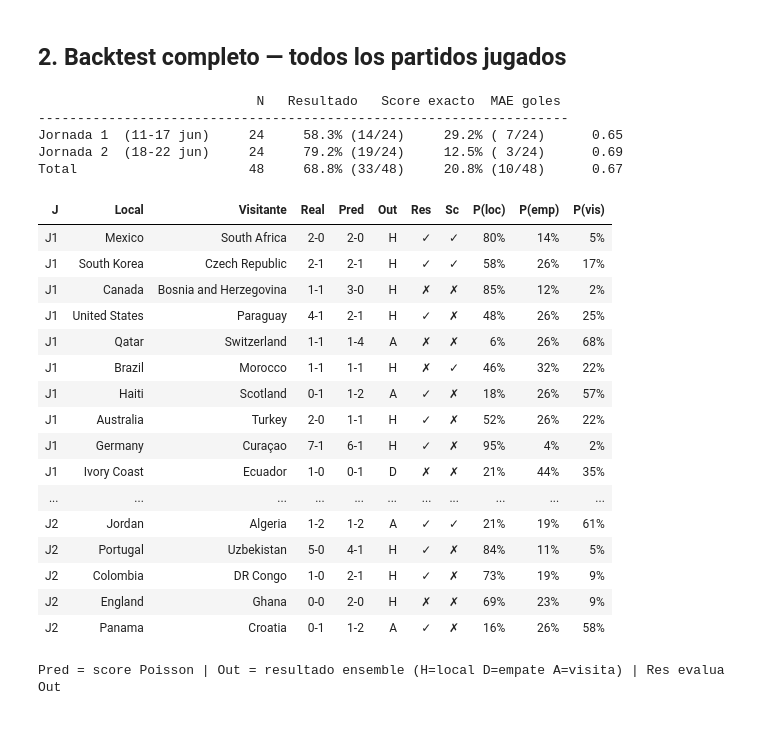
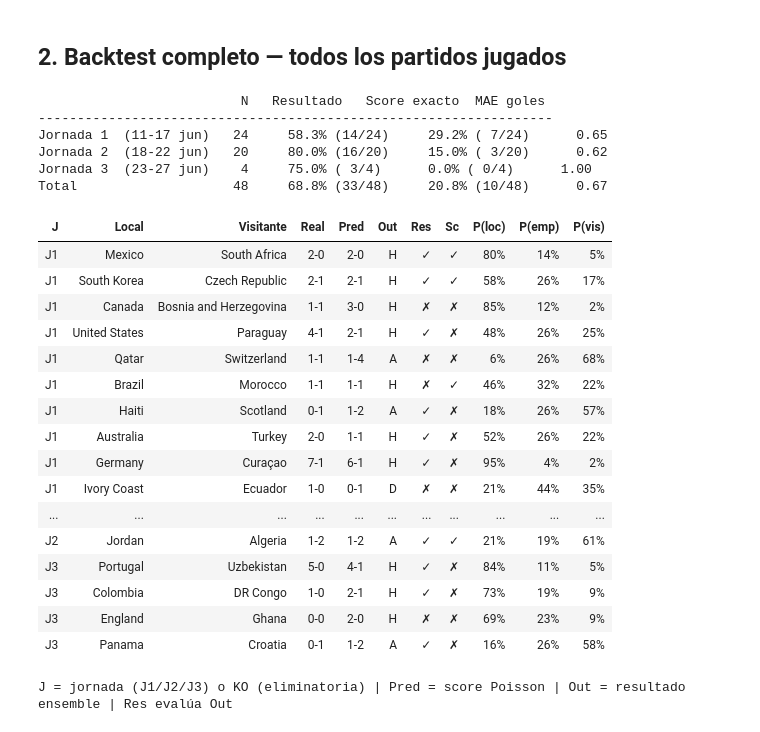
Before and after one commit to mathew-rojas/pred-mundial-2026, a Jupyter notebook: notebooks/04_live_wc2026.ipynb, the cells around one changed output. Cells and saved outputs as stored; diff of their text form; code cells hidden in the pictures.

```diff
--- a/notebooks/04_live_wc2026.ipynb
+++ b/notebooks/04_live_wc2026.ipynb
@@ -80,33 +220,54 @@ Grupo B
 # %% [markdown]
 ## 2. Backtest completo — todos los partidos jugados
 # %%
-md1_played = played[played['date'].dt.date <= pd.Timestamp('2026-06-17').date()]
-md2_played = played[played['date'].dt.date >= pd.Timestamp('2026-06-18').date()]
-
 def _backtest(df):
+    if len(df) == 0:
+        return None
     p = predict_matches(list(zip(df['home_team'], df['away_team'])), poisson, xgb, elo_ratings, neutral=True)
     return summary_metrics(evaluate(p, df))
 
-m1    = _backtest(md1_played)
-m2    = _backtest(md2_played)
-m_all = _backtest(played)
+# Group stage matchday segments
+md1 = gs_played[gs_played['date'].dt.date <= pd.Timestamp('2026-06-17').date()]
+md2 = gs_played[(gs_played['date'].dt.date >= pd.Timestamp('2026-06-18').date()) &
+                (gs_played['date'].dt.date <= pd.Timestamp('2026-06-22').date())]
+md3 = gs_played[gs_played['date'].dt.date >= pd.Timestamp('2026-06-23').date()]
 
-print(f"{'':24s} {'N':>4}  {'Resultado':>10}  {'Score exacto':>13}  {'MAE goles':>9}")
-print('-' * 68)
-for label, m in [('Jornada 1  (11-17 jun)', m1),
-                 ('Jornada 2  (18-22 jun)', m2),
-                 ('Total', m_all)]:
+# Knockout round segments (by match count: 16, 8, 4, 2, 2)
+ko_labels = ['Octavos (R32)', 'Ronda de 16', 'Cuartos', 'Semis', 'Final/3er']
+ko_sizes  = [16, 8, 4, 2, 2]
+ko_segs   = []
+start = 0
+for lbl, sz in zip(ko_labels, ko_sizes):
+    chunk = ko_played.iloc[start:start + sz]
+    if len(chunk) > 0:
+        ko_segs.append((lbl, chunk))
+    start += sz
+
+segments = []
+if len(md1) > 0: segments.append(('Jornada 1  (11-17 jun)', md1))
+if len(md2) > 0: segments.append(('Jornada 2  (18-22 jun)', md2))
+if len(md3) > 0: segments.append(('Jornada 3  (23-27 jun)', md3))
+segments.extend(ko_segs)
+segments.append(('Total', played))
+
+print(f"{'':22s} {'N':>4}  {'Resultado':>10}  {'Score exacto':>13}  {'MAE goles':>9}")
+print('-' * 66)
+for label, df_seg in segments:
+    m = _backtest(df_seg)
+    if not m or m.get('n_matches', 0) == 0:
+        continue
     n   = m['n_matches']
     ra  = m['result_accuracy']
     ep  = m['exact_score_pct']
     mae = (m['home_goal_mae'] + m['away_goal_mae']) / 2
-    print(f"{label:24s} {n:>4d}  {ra:>8.1%} ({int(ra*n):2d}/{n})  {ep:>8.1%} ({int(ep*n):2d}/{n})  {mae:>8.2f}")
+    print(f"{label:22s} {n:>4d}  {ra:>8.1%} ({int(ra*n):2d}/{n})  {ep:>8.1%} ({int(ep*n):2d}/{n})  {mae:>8.2f}")
 # %% [output]
-                            N   Resultado   Score exacto  MAE goles
---------------------------------------------------------------------
-Jornada 1  (11-17 jun)     24     58.3% (14/24)     29.2% ( 7/24)      0.65
-Jornada 2  (18-22 jun)     24     79.2% (19/24)     12.5% ( 3/24)      0.69
-Total                      48     68.8% (33/48)     20.8% (10/48)      0.67
+                          N   Resultado   Score exacto  MAE goles
+------------------------------------------------------------------
+Jornada 1  (11-17 jun)   24     58.3% (14/24)     29.2% ( 7/24)      0.65
+Jornada 2  (18-22 jun)   20     80.0% (16/20)     15.0% ( 3/20)      0.62
+Jornada 3  (23-27 jun)    4     75.0% ( 3/4)      0.0% ( 0/4)      1.00
+Total                    48     68.8% (33/48)     20.8% (10/48)      0.67
 # %%
 all_pairs = list(zip(played['home_team'], played['away_team']))
 preds_all = predict_matches(all_pairs, poisson, xgb, elo_ratings, neutral=True)
@@ -116,7 +277,11 @@ dates = played[['home_team', 'away_team', 'date']].copy()
 ev_all = ev_all.merge(dates, on=['home_team', 'away_team'], how='left')
 
 def _jornada(d):
-    return 'J1' if d.date() <= pd.Timestamp('2026-06-17').date() else 'J2'
+    dt = d.date()
+    if dt <= pd.Timestamp('2026-06-17').date(): return 'J1'
+    if dt <= pd.Timestamp('2026-06-22').date(): return 'J2'
+    if dt <= pd.Timestamp('2026-06-27').date(): return 'J3'
+    return 'KO'
 
 _out_label = {'home_win': 'H', 'draw': 'D', 'away_win': 'A'}
 
@@ -129,8 +294,8 @@ ev_all['P(loc)'] = ev_all['p_home_win'].map('{:.0%}'.format)
 ev_all['P(emp)'] = ev_all['p_draw'].map('{:.0%}'.format)
 ev_all['P(vis)'] = ev_all['p_away_win'].map('{:.0%}'.format)
 
-display_cols = ['J','home_team','away_team','Real','pred_score','Out','Res','Sc',
-                'P(loc)','P(emp)','P(vis)','result_correct']
+display_cols = ['J', 'home_team', 'away_team', 'Real', 'pred_score', 'Out', 'Res', 'Sc',
+                'P(loc)', 'P(emp)', 'P(vis)', 'result_correct']
 out_df = ev_all[display_cols].rename(columns={
     'home_team': 'Local', 'away_team': 'Visitante', 'pred_score': 'Pred'
 })
@@ -147,38 +312,38 @@ display(
         'font-size': '13px',
         'text-align': 'center',
         'color': '#1a1a1a',
         'padding': '4px 8px',
     })
-    .set_properties(subset=['Local','Visitante'], **{'text-align': 'left', 'font-weight': '500'})
+    .set_properties(subset=['Local', 'Visitante'], **{'text-align': 'left', 'font-weight': '500'})
     .set_table_styles([
         {'selector': 'th', 'props': [
             ('background-color', '#1f1f1f'),
             ('color', 'white'),
             ('font-size', '13px'),
             ('padding', '6px 8px'),
         ]},
         {'selector': 'table', 'props': [('border-collapse', 'collapse')]},
     ])
     .hide(axis='index')
 )
-print('\nPred = score Poisson | Out = resultado ensemble (H=local D=empate A=visita) | Res evalua Out')
+print('\nJ = jornada (J1/J2/J3) o KO (eliminatoria) | Pred = score Poisson | Out = resultado ensemble | Res evalúa Out')
 # %% [output]
 | J | Local | Visitante | Real | Pred | Out | Res | Sc | P(loc) | P(emp) | P(vis) |
 | J1 | Mexico | South Africa | 2-0 | 2-0 | H | ✓ | ✓ | 80% | 14% | 5% |
 | J1 | South Korea | Czech Republic | 2-1 | 2-1 | H | ✓ | ✓ | 58% | 26% | 17% |
 | J1 | Canada | Bosnia and Herzegovina | 1-1 | 3-0 | H | ✗ | ✗ | 85% | 12% | 2% |
 | J1 | United States | Paraguay | 4-1 | 2-1 | H | ✓ | ✗ | 48% | 26% | 25% |
 | J1 | Qatar | Switzerland | 1-1 | 1-4 | A | ✗ | ✗ | 6% | 26% | 68% |
 | J1 | Brazil | Morocco | 1-1 | 1-1 | H | ✗ | ✓ | 46% | 32% | 22% |
 | J1 | Haiti | Scotland | 0-1 | 1-2 | A | ✓ | ✗ | 18% | 26% | 57% |
 | J1 | Australia | Turkey | 2-0 | 1-1 | H | ✓ | ✗ | 52% | 26% | 22% |
 | J1 | Germany | Curaçao | 7-1 | 6-1 | H | ✓ | ✗ | 95% | 4% | 2% |
 | J1 | Ivory Coast | Ecuador | 1-0 | 0-1 | D | ✗ | ✗ | 21% | 44% | 35% |
 | ... | ... | ... | ... | ... | ... | ... | ... | ... | ... | ... |
 | J2 | Jordan | Algeria | 1-2 | 1-2 | A | ✓ | ✓ | 21% | 19% | 61% |
-| J2 | Portugal | Uzbekistan | 5-0 | 4-1 | H | ✓ | ✗ | 84% | 11% | 5% |
-| J2 | Colombia | DR Congo | 1-0 | 2-1 | H | ✓ | ✗ | 73% | 19% | 9% |
-| J2 | England | Ghana | 0-0 | 2-0 | H | ✗ | ✗ | 69% | 23% | 9% |
-| J2 | Panama | Croatia | 0-1 | 1-2 | A | ✓ | ✗ | 16% | 26% | 58% |
+| J3 | Portugal | Uzbekistan | 5-0 | 4-1 | H | ✓ | ✗ | 84% | 11% | 5% |
+| J3 | Colombia | DR Congo | 1-0 | 2-1 | H | ✓ | ✗ | 73% | 19% | 9% |
+| J3 | England | Ghana | 0-0 | 2-0 | H | ✗ | ✗ | 69% | 23% | 9% |
+| J3 | Panama | Croatia | 0-1 | 1-2 | A | ✓ | ✗ | 16% | 26% | 58% |
-Pred = score Poisson | Out = resultado ensemble (H=local D=empate A=visita) | Res evalua Out
+J = jornada (J1/J2/J3) o KO (eliminatoria) | Pred = score Poisson | Out = resultado ensemble | Res evalúa Out
 # %% [markdown]
```
Also changed, not shown: parts of 6 cells of this notebook, 2 other files.
